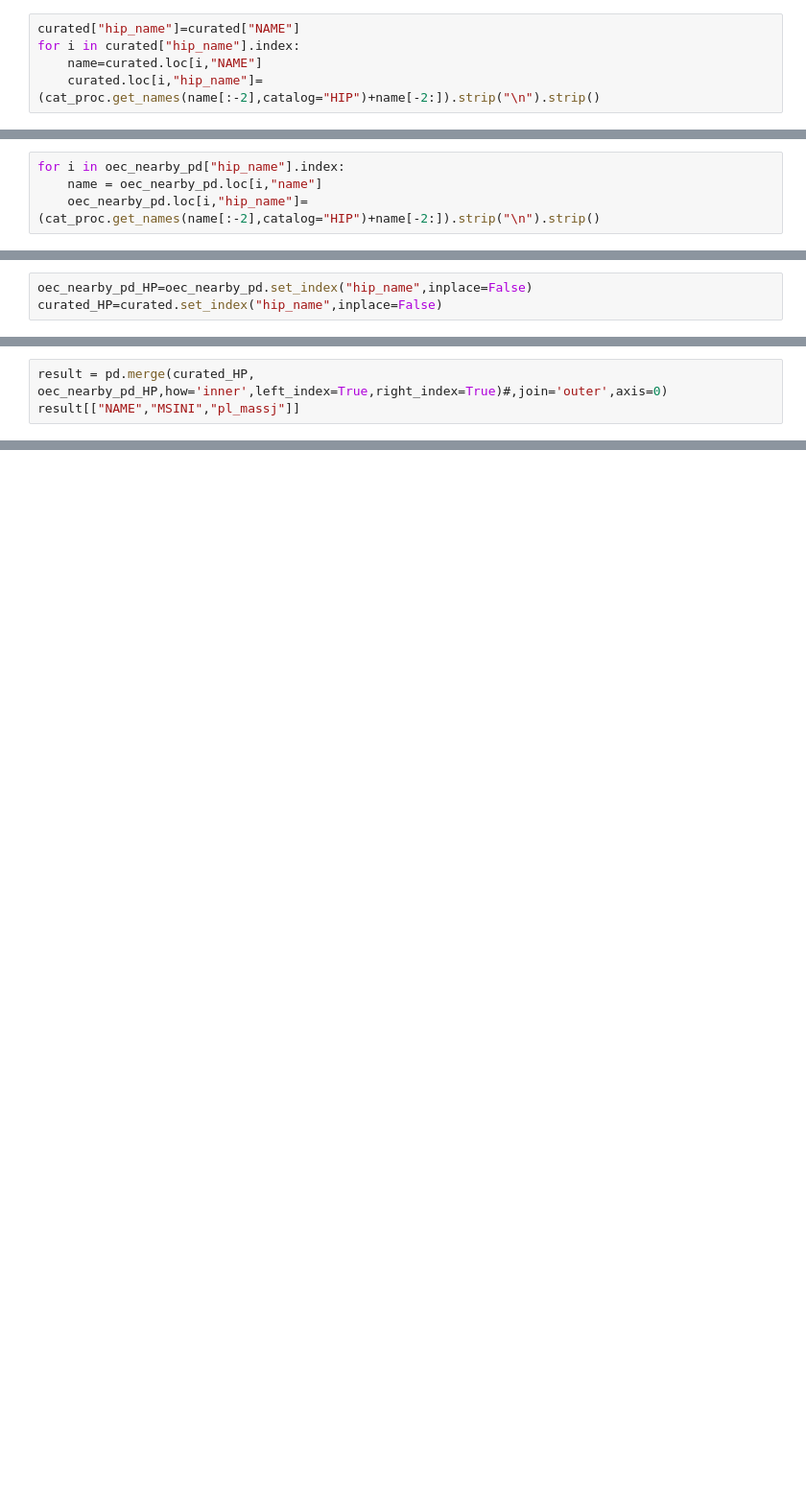
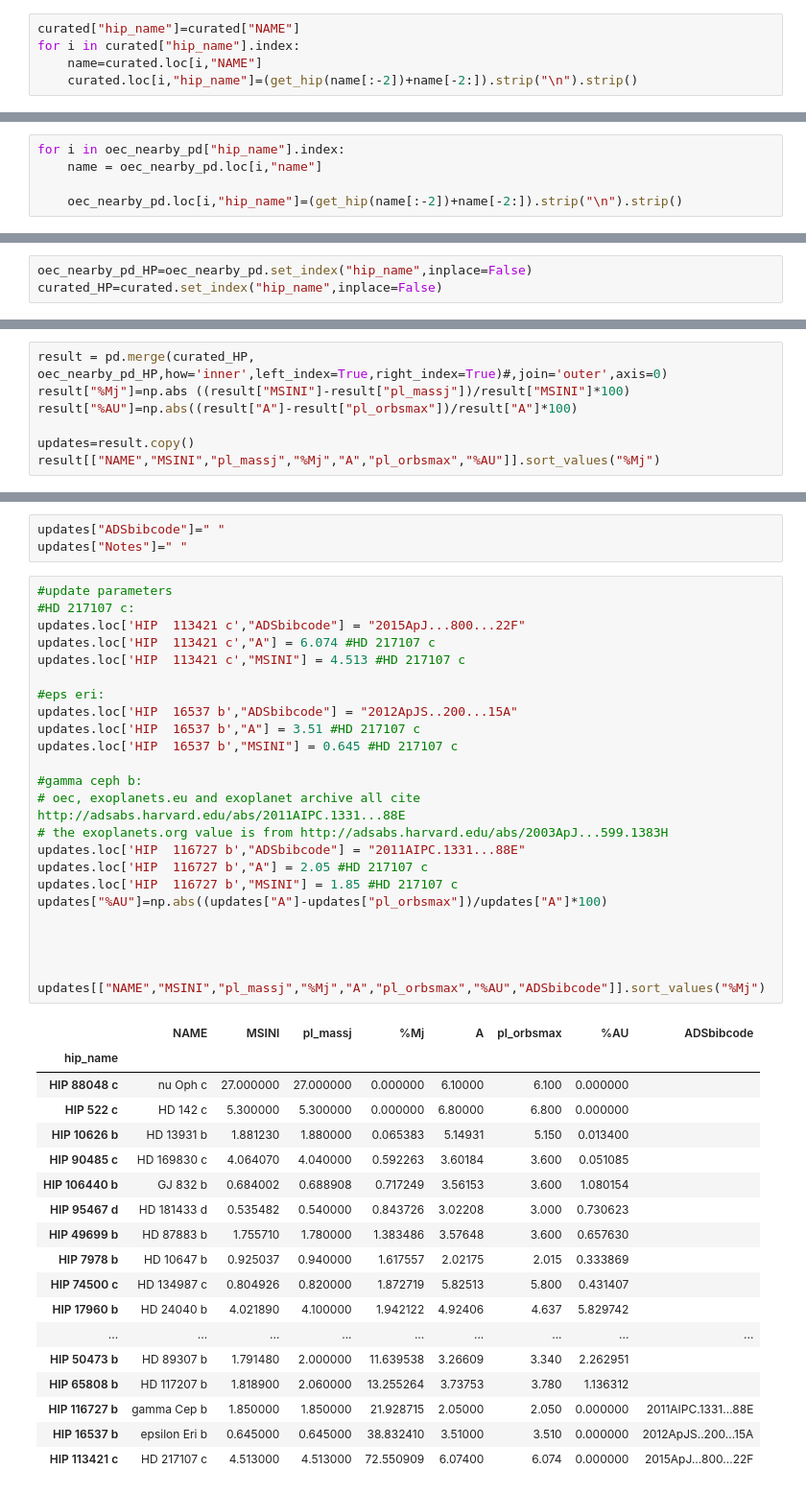
Before and after one commit to douglase/exocat_explorer, a Jupyter notebook: Compare Catalogs.ipynb, the cells around one changed output, grey strips where cells are left out. Shown at 96% size. Drawn from its saved outputs; the diff is of its cells as text; blank space fills up the shorter version.

Commit message:
merging OEC and curated list and starting corrections

```diff
--- a/Compare Catalogs.ipynb
+++ b/Compare Catalogs.ipynb
@@ -389,7 +486,7 @@ print(cat_proc.get_names("47 bdg",catalog="HIP"))
 curated["hip_name"]=curated["NAME"]
 for i in curated["hip_name"].index:
     name=curated.loc[i,"NAME"]
-    curated.loc[i,"hip_name"]=(cat_proc.get_names(name[:-2],catalog="HIP")+name[-2:]).strip("\n").strip()
+    curated.loc[i,"hip_name"]=(get_hip(name[:-2])+name[-2:]).strip("\n").strip()
 # %%
 oec_nearby_pd=oec_all_pd[(oec_all_pd["st_dist"]<50) & (oec_all_pd["pl_orbsmax"]>1)]
 oec_nearby_pd["hip_name"]=oec_nearby_pd["name"]
@@ -396,4 +499,5 @@ oec_nearby_pd["hip_name"]=oec_nearby_pd["name"]
 # %%
 for i in oec_nearby_pd["hip_name"].index:
     name = oec_nearby_pd.loc[i,"name"]
-    oec_nearby_pd.loc[i,"hip_name"]=(cat_proc.get_names(name[:-2],catalog="HIP")+name[-2:]).strip("\n").strip()
+
+    oec_nearby_pd.loc[i,"hip_name"]=(get_hip(name[:-2])+name[-2:]).strip("\n").strip()
@@ -425,3 +528,7 @@ get_key_params
 # %%
 result = pd.merge(curated_HP, oec_nearby_pd_HP,how='inner',left_index=True,right_index=True)#,join='outer',axis=0)
-result[["NAME","MSINI","pl_massj"]]
+result["%Mj"]=np.abs ((result["MSINI"]-result["pl_massj"])/result["MSINI"]*100)
+result["%AU"]=np.abs((result["A"]-result["pl_orbsmax"])/result["A"]*100)
+
+updates=result.copy()
+result[["NAME","MSINI","pl_massj","%Mj","A","pl_orbsmax","%AU"]].sort_values("%Mj")
@@ -438,0 +535,46 @@ curated_HP.index.tolist()
+# %%
+updates["ADSbibcode"]=" "
+updates["Notes"]=" "
+# %%
+#update parameters
+#HD 217107 c:
+updates.loc['HIP  113421 c',"ADSbibcode"] = "2015ApJ...800...22F"
+updates.loc['HIP  113421 c',"A"] = 6.074 #HD 217107 c
+updates.loc['HIP  113421 c',"MSINI"] = 4.513 #HD 217107 c
+
+#eps eri:
+updates.loc['HIP  16537 b',"ADSbibcode"] = "2012ApJS..200...15A"
+updates.loc['HIP  16537 b',"A"] = 3.51 #HD 217107 c
+updates.loc['HIP  16537 b',"MSINI"] = 0.645 #HD 217107 c
+
+#gamma ceph b:
+# oec, exoplanets.eu and exoplanet archive all cite http://adsabs.harvard.edu/abs/2011AIPC.1331...88E
+# the exoplanets.org value is from http://adsabs.harvard.edu/abs/2003ApJ...599.1383H
+updates.loc['HIP  116727 b',"ADSbibcode"] = "2011AIPC.1331...88E"
+updates.loc['HIP  116727 b',"A"] = 2.05 #HD 217107 c
+updates.loc['HIP  116727 b',"MSINI"] = 1.85 #HD 217107 c
+updates["%AU"]=np.abs((updates["A"]-updates["pl_orbsmax"])/updates["A"]*100)
+
+
+
+
+updates[["NAME","MSINI","pl_massj","%Mj","A","pl_orbsmax","%AU","ADSbibcode"]].sort_values("%Mj")
+# %% [output]
+|  | NAME | MSINI | pl_massj | %Mj | A | pl_orbsmax | %AU | ADSbibcode |
+| hip_name |  |  |  |  |  |  |  |  |
+| HIP 88048 c | nu Oph c | 27.000000 | 27.000000 | 0.000000 | 6.10000 | 6.100 | 0.000000 |  |
+| HIP 522 c | HD 142 c | 5.300000 | 5.300000 | 0.000000 | 6.80000 | 6.800 | 0.000000 |  |
+| HIP 10626 b | HD 13931 b | 1.881230 | 1.880000 | 0.065383 | 5.14931 | 5.150 | 0.013400 |  |
+| HIP 90485 c | HD 169830 c | 4.064070 | 4.040000 | 0.592263 | 3.60184 | 3.600 | 0.051085 |  |
+| HIP 106440 b | GJ 832 b | 0.684002 | 0.688908 | 0.717249 | 3.56153 | 3.600 | 1.080154 |  |
+| HIP 95467 d | HD 181433 d | 0.535482 | 0.540000 | 0.843726 | 3.02208 | 3.000 | 0.730623 |  |
+| HIP 49699 b | HD 87883 b | 1.755710 | 1.780000 | 1.383486 | 3.57648 | 3.600 | 0.657630 |  |
+| HIP 7978 b | HD 10647 b | 0.925037 | 0.940000 | 1.617557 | 2.02175 | 2.015 | 0.333869 |  |
+| HIP 74500 c | HD 134987 c | 0.804926 | 0.820000 | 1.872719 | 5.82513 | 5.800 | 0.431407 |  |
+| HIP 17960 b | HD 24040 b | 4.021890 | 4.100000 | 1.942122 | 4.92406 | 4.637 | 5.829742 |  |
+| ... | ... | ... | ... | ... | ... | ... | ... | ... |
+| HIP 50473 b | HD 89307 b | 1.791480 | 2.000000 | 11.639538 | 3.26609 | 3.340 | 2.262951 |  |
+| HIP 65808 b | HD 117207 b | 1.818900 | 2.060000 | 13.255264 | 3.73753 | 3.780 | 1.136312 |  |
+| HIP 116727 b | gamma Cep b | 1.850000 | 1.850000 | 21.928715 | 2.05000 | 2.050 | 0.000000 | 2011AIPC.1331...88E |
+| HIP 16537 b | epsilon Eri b | 0.645000 | 0.645000 | 38.832410 | 3.51000 | 3.510 | 0.000000 | 2012ApJS..200...15A |
+| HIP 113421 c | HD 217107 c | 4.513000 | 4.513000 | 72.550909 | 6.07400 | 6.074 | 0.000000 | 2015ApJ...800...22F |
```
Also changed, not shown: parts of 30 cells of this notebook, 1 other file.
